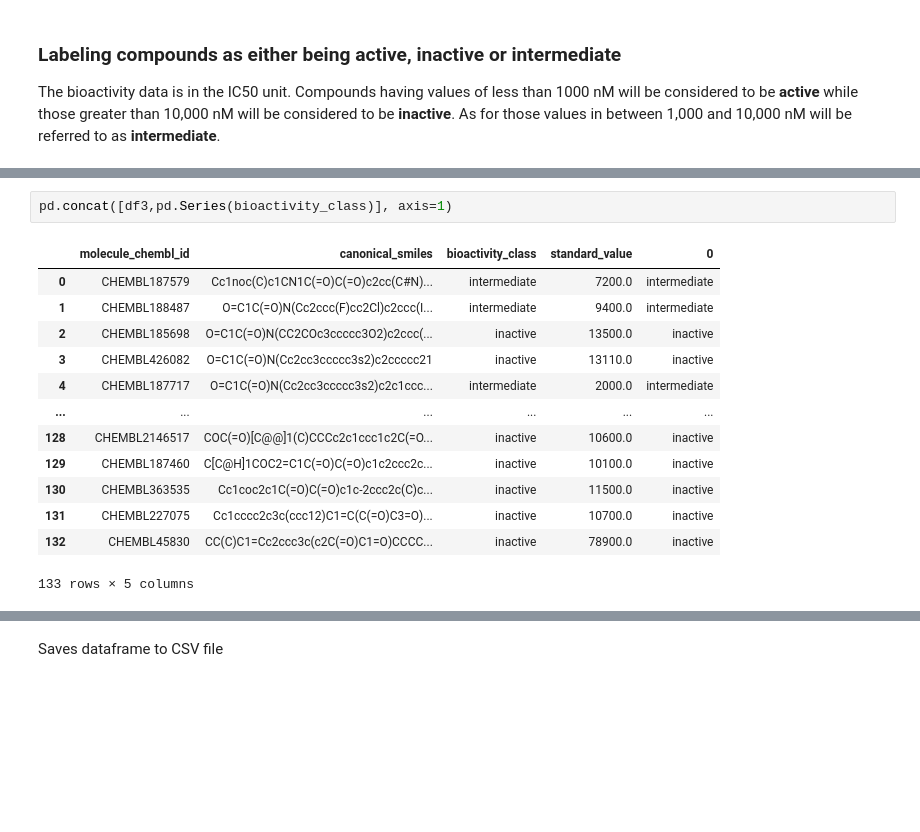
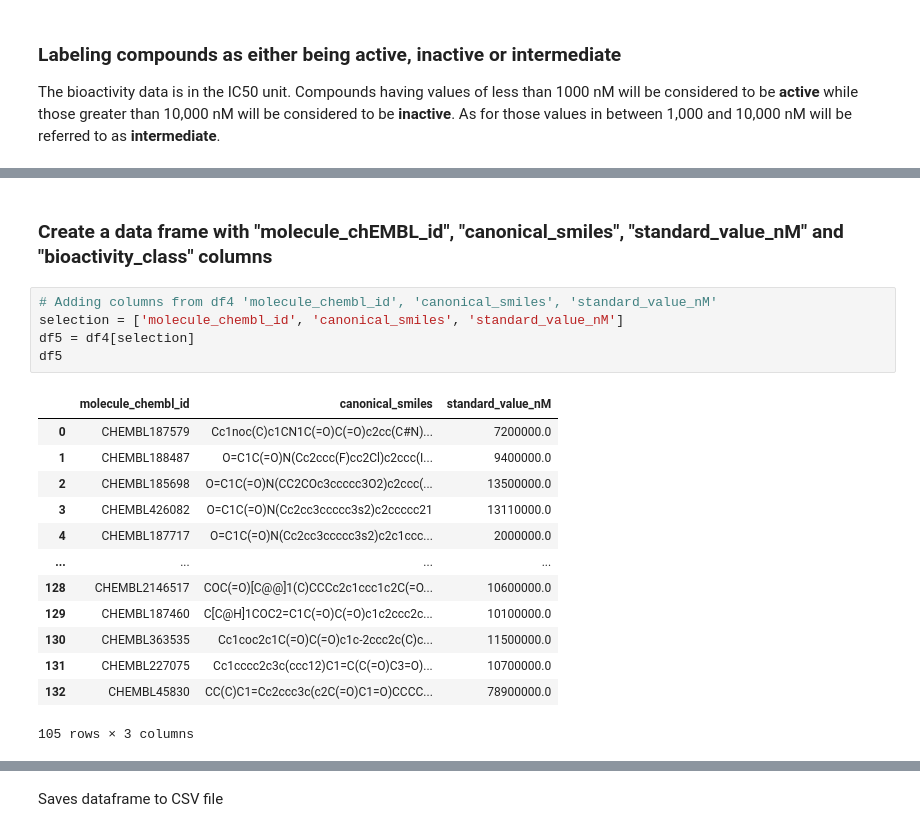
Before and after one commit to AntunesCSR/Drug_Discovery_Project_1, a Jupyter notebook: CDD_ML_Part_1_bioactivity_data.ipynb, the cells around one changed output, grey strips where cells are left out. Drawn from its saved outputs; the diff is of its cells as text; blank space fills up the shorter version.

```diff
--- a/CDD_ML_Part_1_bioactivity_data.ipynb
+++ b/CDD_ML_Part_1_bioactivity_data.ipynb
@@ -237,16 +262,21 @@ df3
-# %%
-pd.concat([df3,pd.Series(bioactivity_class)], axis=1)
-# %% [output]
-|  | molecule_chembl_id | canonical_smiles | bioactivity_class | standard_value | 0 |
-| 0 | CHEMBL187579 | Cc1noc(C)c1CN1C(=O)C(=O)c2cc(C#N)... | intermediate | 7200.0 | intermediate |
-| 1 | CHEMBL188487 | O=C1C(=O)N(Cc2ccc(F)cc2Cl)c2ccc(I... | intermediate | 9400.0 | intermediate |
-| 2 | CHEMBL185698 | O=C1C(=O)N(CC2COc3ccccc3O2)c2ccc(... | inactive | 13500.0 | inactive |
-| 3 | CHEMBL426082 | O=C1C(=O)N(Cc2cc3ccccc3s2)c2ccccc21 | inactive | 13110.0 | inactive |
-| 4 | CHEMBL187717 | O=C1C(=O)N(Cc2cc3ccccc3s2)c2c1ccc... | intermediate | 2000.0 | intermediate |
-| ... | ... | ... | ... | ... | ... |
-| 128 | CHEMBL2146517 | COC(=O)[C@@]1(C)CCCc2c1ccc1c2C(=O... | inactive | 10600.0 | inactive |
-| 129 | CHEMBL187460 | C[C@H]1COC2=C1C(=O)C(=O)c1c2ccc2c... | inactive | 10100.0 | inactive |
-| 130 | CHEMBL363535 | Cc1coc2c1C(=O)C(=O)c1c-2ccc2c(C)c... | inactive | 11500.0 | inactive |
-| 131 | CHEMBL227075 | Cc1cccc2c3c(ccc12)C1=C(C(=O)C3=O)... | inactive | 10700.0 | inactive |
-| 132 | CHEMBL45830 | CC(C)C1=Cc2ccc3c(c2C(=O)C1=O)CCCC... | inactive | 78900.0 | inactive |
-133 rows × 5 columns
+# %% [markdown]
+### **Create a data frame with "molecule_chEMBL_id", "canonical_smiles", "standard_value_nM" and "bioactivity_class" columns**
+# %%
+# Adding columns from df4 'molecule_chembl_id', 'canonical_smiles', 'standard_value_nM'
+selection = ['molecule_chembl_id', 'canonical_smiles', 'standard_value_nM']
+df5 = df4[selection]
+df5
+# %% [output]
+|  | molecule_chembl_id | canonical_smiles | standard_value_nM |
+| 0 | CHEMBL187579 | Cc1noc(C)c1CN1C(=O)C(=O)c2cc(C#N)... | 7200000.0 |
+| 1 | CHEMBL188487 | O=C1C(=O)N(Cc2ccc(F)cc2Cl)c2ccc(I... | 9400000.0 |
+| 2 | CHEMBL185698 | O=C1C(=O)N(CC2COc3ccccc3O2)c2ccc(... | 13500000.0 |
+| 3 | CHEMBL426082 | O=C1C(=O)N(Cc2cc3ccccc3s2)c2ccccc21 | 13110000.0 |
+| 4 | CHEMBL187717 | O=C1C(=O)N(Cc2cc3ccccc3s2)c2c1ccc... | 2000000.0 |
+| ... | ... | ... | ... |
+| 128 | CHEMBL2146517 | COC(=O)[C@@]1(C)CCCc2c1ccc1c2C(=O... | 10600000.0 |
+| 129 | CHEMBL187460 | C[C@H]1COC2=C1C(=O)C(=O)c1c2ccc2c... | 10100000.0 |
+| 130 | CHEMBL363535 | Cc1coc2c1C(=O)C(=O)c1c-2ccc2c(C)c... | 11500000.0 |
+| 131 | CHEMBL227075 | Cc1cccc2c3c(ccc12)C1=C(C(=O)C3=O)... | 10700000.0 |
+| 132 | CHEMBL45830 | CC(C)C1=Cc2ccc3c(c2C(=O)C1=O)CCCC... | 78900000.0 |
+105 rows × 3 columns
```
Also changed, not shown: parts of 36 cells of this notebook, 1 other file.
